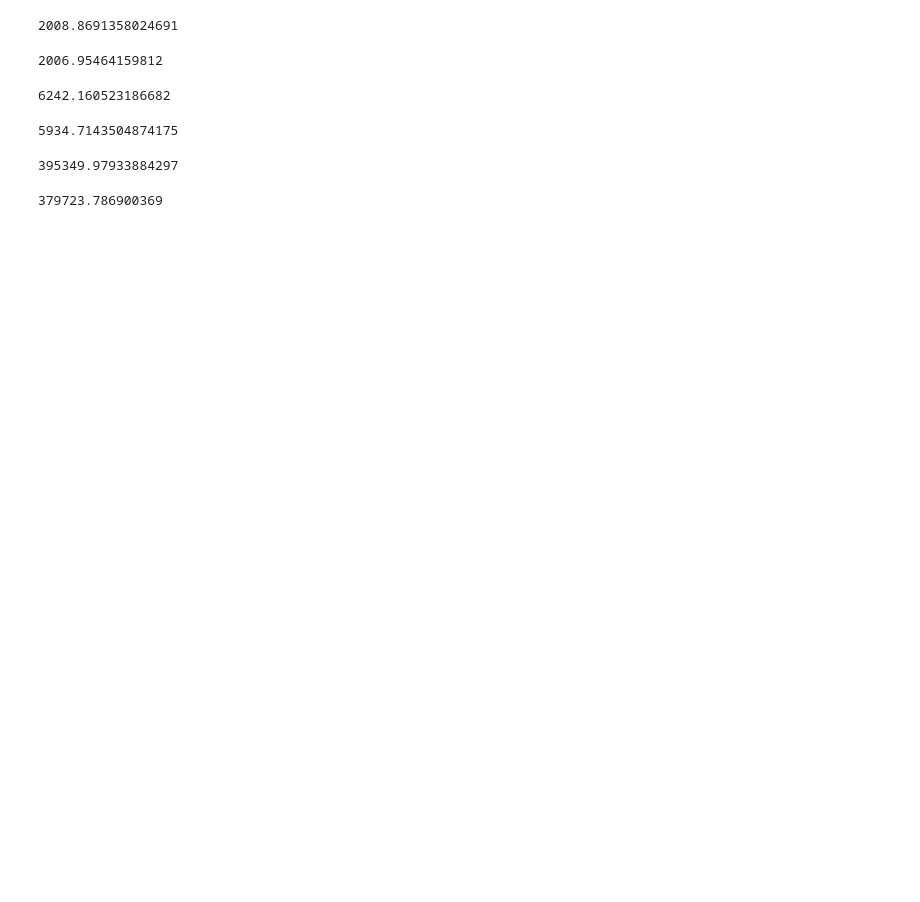
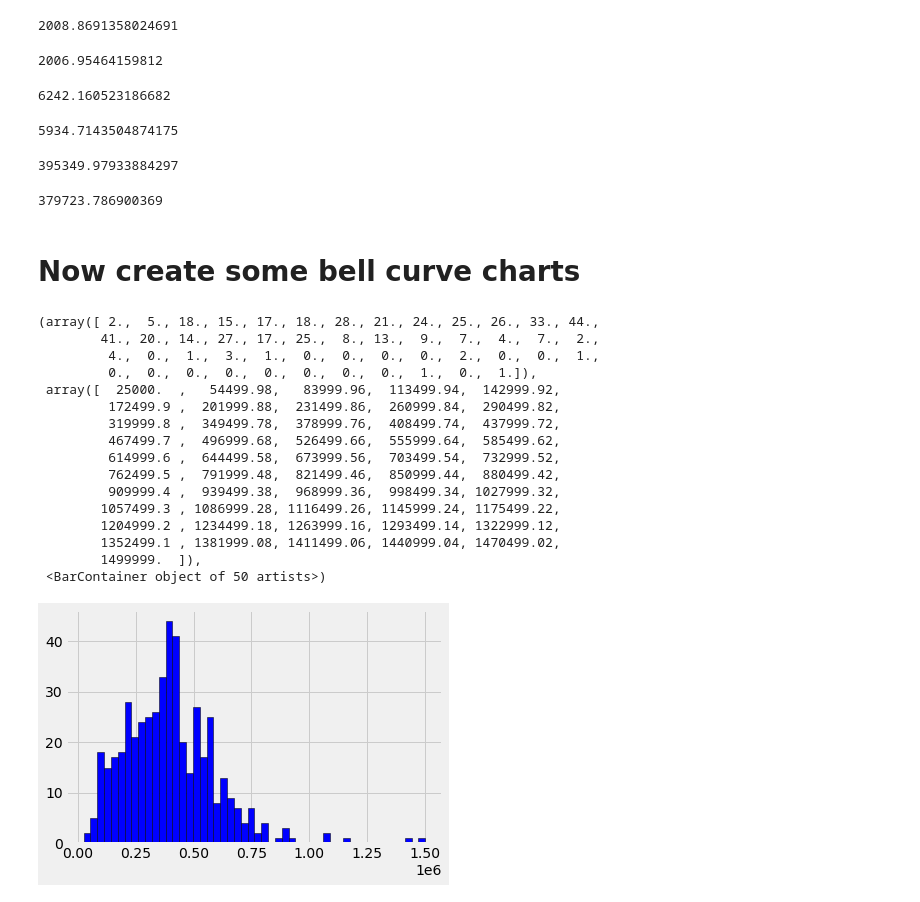
Before and after one commit to mhorstman/Final_Project_Team_1, a Jupyter notebook: Neighborhood_Supervised_Learning/West_Hollywood_Supervised_Learning.ipynb, the cells around one changed output. Drawn from its saved outputs; the diff is of its cells as text; code cells hidden in the pictures; blank space fills up the shorter version.

```diff
--- a/Neighborhood_Supervised_Learning/West_Hollywood_Supervised_Learning.ipynb
+++ b/Neighborhood_Supervised_Learning/West_Hollywood_Supervised_Learning.ipynb
@@ -971,3 +971,5 @@ West_Hollywood_Sellers_df['LOANAMOUT1'][West_Hollywood_Sellers_df['LOANAMOUT1']
 West_Hollywood_NonSellers_df['LOANAMOUT1'][West_Hollywood_NonSellers_df['LOANAMOUT1'] != 0].mean()
 # %% [output]
 379723.786900369
+# %% [markdown]
+# Now create some bell curve charts
@@ -973,0 +982,23 @@ West_Hollywood_NonSellers_df['LOANAMOUT1'][West_Hollywood_NonSellers_df['LOANAMO
+# %%
+plt.hist(West_Hollywood_Sellers_df['LOANAMOUT1'][West_Hollywood_Sellers_df['LOANAMOUT1'] != 0],
+         color = 'blue',
+         edgecolor= 'black',
+         bins = 50)
+# %% [output]
+(array([ 2.,  5., 18., 15., 17., 18., 28., 21., 24., 25., 26., 33., 44.,
+        41., 20., 14., 27., 17., 25.,  8., 13.,  9.,  7.,  4.,  7.,  2.,
+         4.,  0.,  1.,  3.,  1.,  0.,  0.,  0.,  0.,  2.,  0.,  0.,  1.,
+         0.,  0.,  0.,  0.,  0.,  0.,  0.,  0.,  1.,  0.,  1.]),
+ array([  25000.  ,   54499.98,   83999.96,  113499.94,  142999.92,
+         172499.9 ,  201999.88,  231499.86,  260999.84,  290499.82,
+         319999.8 ,  349499.78,  378999.76,  408499.74,  437999.72,
+         467499.7 ,  496999.68,  526499.66,  555999.64,  585499.62,
+         614999.6 ,  644499.58,  673999.56,  703499.54,  732999.52,
+         762499.5 ,  791999.48,  821499.46,  850999.44,  880499.42,
+         909999.4 ,  939499.38,  968999.36,  998499.34, 1027999.32,
+        1057499.3 , 1086999.28, 1116499.26, 1145999.24, 1175499.22,
+        1204999.2 , 1234499.18, 1263999.16, 1293499.14, 1322999.12,
+        1352499.1 , 1381999.08, 1411499.06, 1440999.04, 1470499.02,
+        1499999.  ]),
+ <BarContainer object of 50 artists>)
+[figure, added]
```
Also changed, not shown: parts of 25 cells of this notebook, 4 other files.
